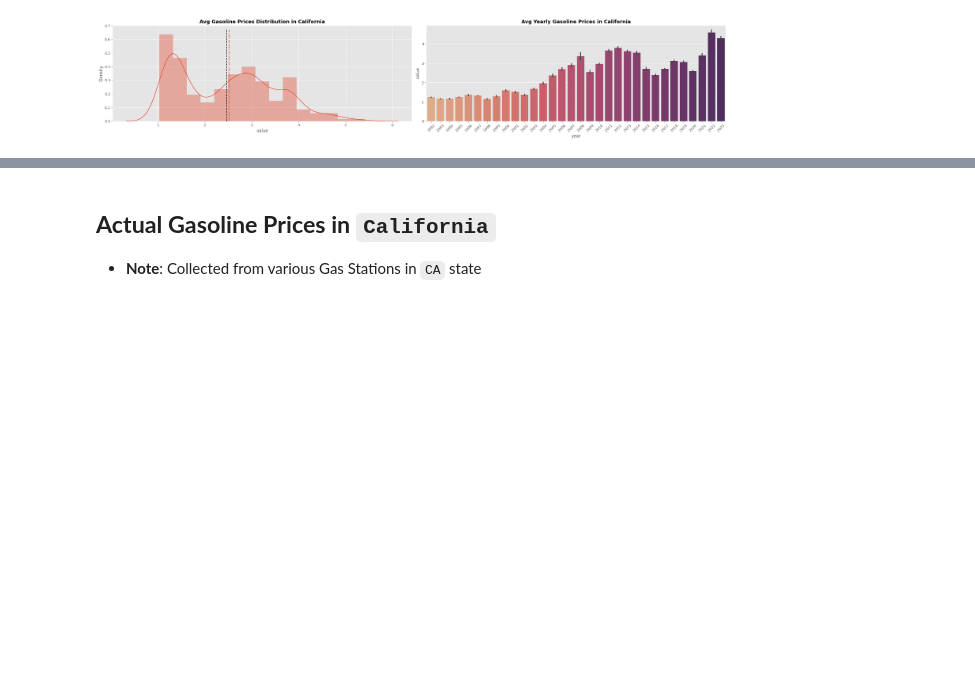
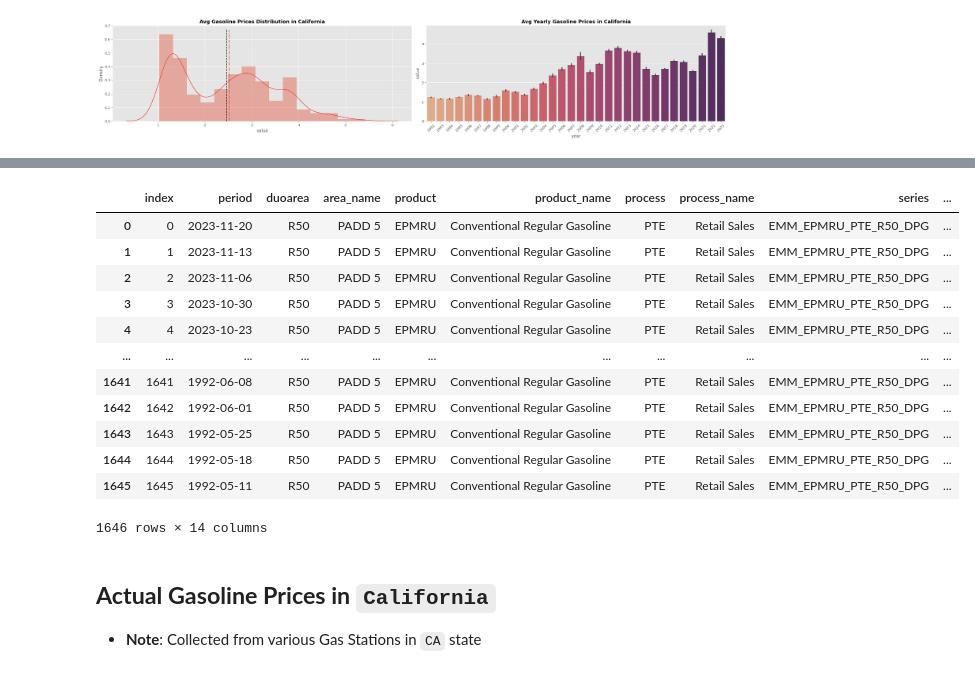
Before and after one commit to OdinProjectI/GasolinePricesAnalysis, a Jupyter notebook: CaliforniaGAsolinePricing.ipynb, the cells around one changed output, grey strips where cells are left out. Drawn from its saved outputs; the diff is of its cells as text; code cells hidden in the pictures; blank space fills up the shorter version.

```diff
--- a/CaliforniaGAsolinePricing.ipynb
+++ b/CaliforniaGAsolinePricing.ipynb
@@ -81,3 +125,19 @@ plt.tight_layout()
+# %%
+pricing_ca # Price vs. Prod, Consump
+# %% [output]
+|  | index | period | duoarea | area_name | product | product_name | process | process_name | series | ... |
+| 0 | 0 | 2023-11-20 | R50 | PADD 5 | EPMRU | Conventional Regular Gasoline | PTE | Retail Sales | EMM_EPMRU_PTE_R50_DPG | ... |
+| 1 | 1 | 2023-11-13 | R50 | PADD 5 | EPMRU | Conventional Regular Gasoline | PTE | Retail Sales | EMM_EPMRU_PTE_R50_DPG | ... |
+| 2 | 2 | 2023-11-06 | R50 | PADD 5 | EPMRU | Conventional Regular Gasoline | PTE | Retail Sales | EMM_EPMRU_PTE_R50_DPG | ... |
+| 3 | 3 | 2023-10-30 | R50 | PADD 5 | EPMRU | Conventional Regular Gasoline | PTE | Retail Sales | EMM_EPMRU_PTE_R50_DPG | ... |
+| 4 | 4 | 2023-10-23 | R50 | PADD 5 | EPMRU | Conventional Regular Gasoline | PTE | Retail Sales | EMM_EPMRU_PTE_R50_DPG | ... |
+| ... | ... | ... | ... | ... | ... | ... | ... | ... | ... | ... |
+| 1641 | 1641 | 1992-06-08 | R50 | PADD 5 | EPMRU | Conventional Regular Gasoline | PTE | Retail Sales | EMM_EPMRU_PTE_R50_DPG | ... |
+| 1642 | 1642 | 1992-06-01 | R50 | PADD 5 | EPMRU | Conventional Regular Gasoline | PTE | Retail Sales | EMM_EPMRU_PTE_R50_DPG | ... |
+| 1643 | 1643 | 1992-05-25 | R50 | PADD 5 | EPMRU | Conventional Regular Gasoline | PTE | Retail Sales | EMM_EPMRU_PTE_R50_DPG | ... |
+| 1644 | 1644 | 1992-05-18 | R50 | PADD 5 | EPMRU | Conventional Regular Gasoline | PTE | Retail Sales | EMM_EPMRU_PTE_R50_DPG | ... |
+| 1645 | 1645 | 1992-05-11 | R50 | PADD 5 | EPMRU | Conventional Regular Gasoline | PTE | Retail Sales | EMM_EPMRU_PTE_R50_DPG | ... |
+1646 rows × 14 columns
 # %% [markdown]
 ## **Actual Gasoline Prices in `California`**
 - **Note**: Collected from various Gas Stations in `CA` state
```
Also changed, not shown: parts of 11 cells of this notebook.
